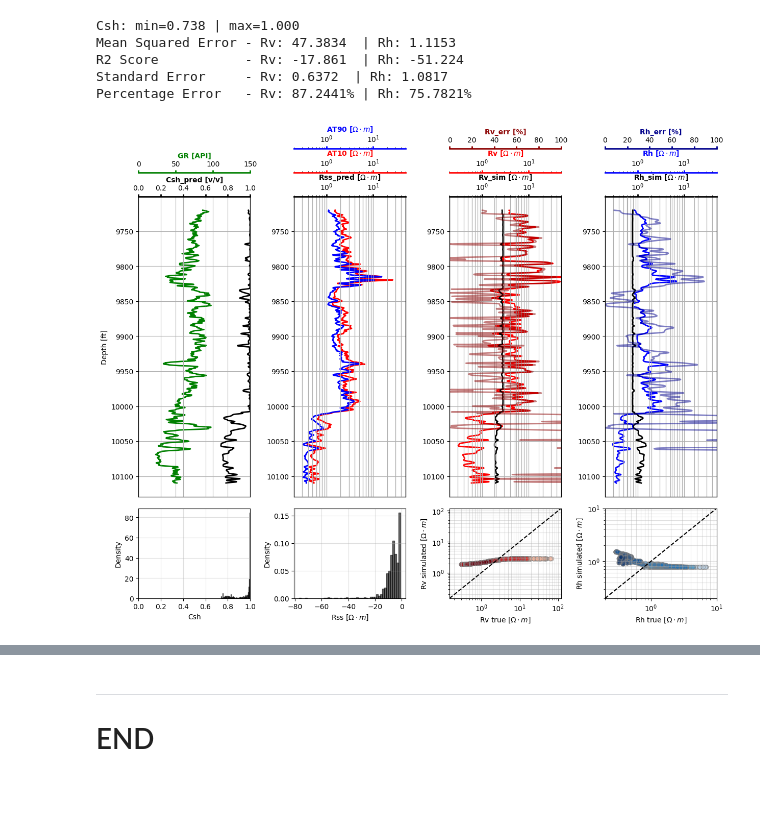
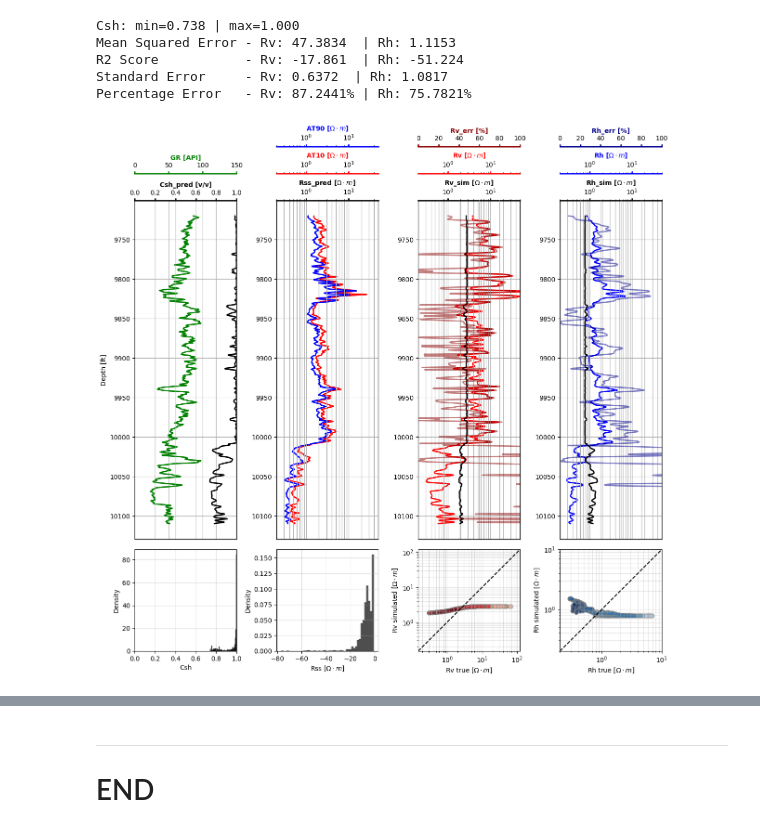
Before and after one commit to misaelmmorales/Anisotropic-Resistivity-Inversion, a Jupyter notebook: main_PINN.ipynb, the cells around one changed output, grey strips where cells are left out. Saved outputs shown, nothing was run; the diff lists cells and outputs as text; code cells hidden in the pictures; blank space fills up the shorter version.

```diff
--- a/main_PINN.ipynb
+++ b/main_PINN.ipynb
@@ -88,12 +88,12 @@ print('Inputs: {}'.format(inputs.shape))
 Inputs: torch.Size([1560, 2])
 # %%
 dataset        = TensorDataset(inputs)
-train_percent  = 0.85
+train_percent  = 0.8
 xtrain, xvalid = random_split(dataset, [int(train_percent*len(dataset)), len(dataset)-int(train_percent*len(dataset))])
 print('X_train: {} | X_valid: {}'.format(len(xtrain), len(xvalid)))
 
-trainloader    = DataLoader(xtrain, batch_size=64, shuffle=True)
-validloader    = DataLoader(xvalid, batch_size=64, shuffle=True)
+trainloader    = DataLoader(xtrain, batch_size=32, shuffle=True)
+validloader    = DataLoader(xvalid, batch_size=32, shuffle=True)
 
 pinn       = ResInvPINN()
 criterion  = ResInvLoss(Rvsh=Rvsh_true, Rhsh=Rhsh_true, lambda_reg=1e-5, lambda_p=1)
@@ -165,8 +165,8 @@ R2 Score           - Rv: -17.861  | Rh: -51.224
 Standard Error     - Rv: 0.6372  | Rh: 1.0817
 Percentage Error   - Rv: 87.2441% | Rh: 75.7821%
 # %%
-plot_pinn_results(results, figsize=(12.5,10))
+plot_pinn_results(results, figsize=(12.5,12))
 # %% [output]
-[figure, old version]
+[figure, new version]
 # %%
 gradientbased_results = pd.read_csv('results/gradient_based_solution_Chevron.csv', index_col=0)
```
Also changed, not shown: parts of 2 cells of this notebook.
